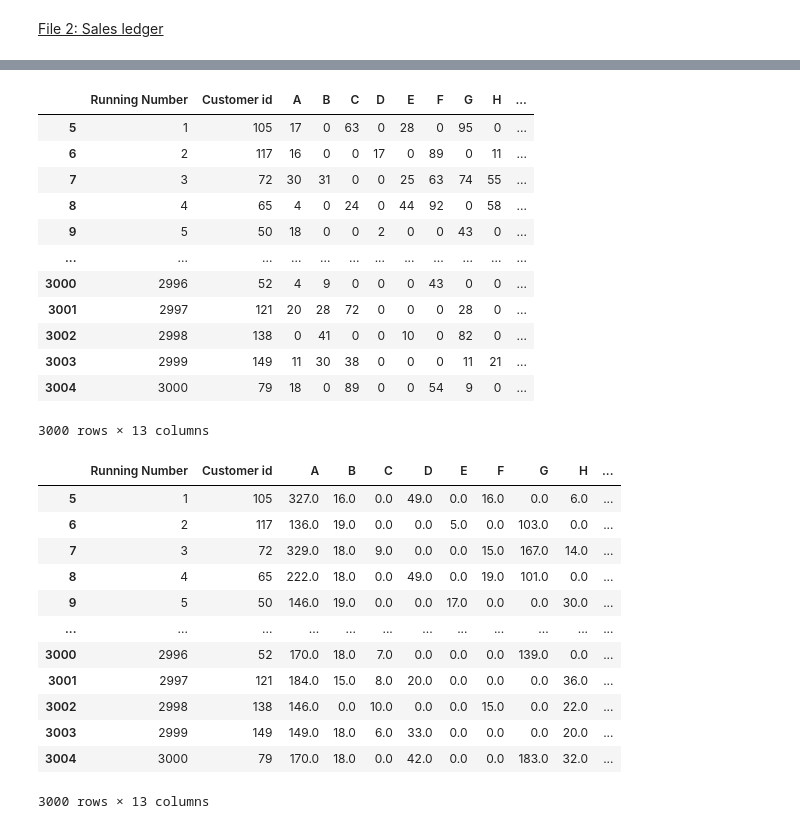
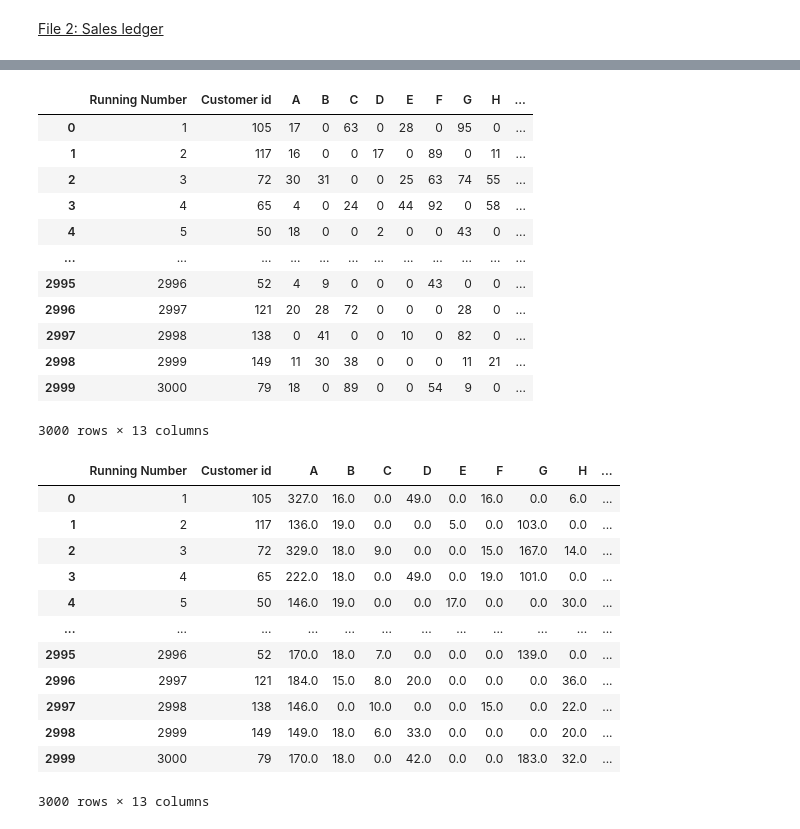
Before and after one commit to PaulineMalaguti/EBA3630, a Jupyter notebook: Customer Profitability Index/Problem 2/2customerprofitability.ipynb, the cells around one changed output, grey strips where cells are left out. Cells and saved outputs as stored; diff of their text form; code cells hidden in the pictures.

```diff
--- a/Customer Profitability Index/Problem 2/2customerprofitability.ipynb
+++ b/Customer Profitability Index/Problem 2/2customerprofitability.ipynb
@@ -99,6 +101,7 @@ sales_ledger.dropna(axis = 0, how = 'all', inplace = True)
 sales_ledger.dropna(axis = 1, how = 'all', inplace = True)
 sales_ledger.drop(sales_ledger.tail(1).index,inplace=True)
 sales_ledger.drop(sales_ledger.head(2).index,inplace=True)
+sales_ledger.reset_index(drop=True, inplace = True)
 sales_ledger
 # %% [output]
 |  | Unnamed: 0 | Unnamed: 1 | Unnamed: 4 | Unnamed: 5 | Unnamed: 6 | Unnamed: 7 | Unnamed: 8 | Unnamed: 9 | ... |
@@ -117,22 +120,23 @@ sales_ledger
 # %%
 # Create a dataframe for the units sold
 sale_product = sales_ledger.iloc[:,:len(products)+2].copy()
 sale_product.columns = col
 sale_product = sale_product.apply(lambda x: x.astype(np.int))
+sale_product.reset_index(drop=True, inplace = True)
 sale_product
 # %% [output]
 |  | Running Number | Customer id | A | B | C | D | E | F | G | H | ... |
-| 5 | 1 | 105 | 17 | 0 | 63 | 0 | 28 | 0 | 95 | 0 | ... |
-| 6 | 2 | 117 | 16 | 0 | 0 | 17 | 0 | 89 | 0 | 11 | ... |
-| 7 | 3 | 72 | 30 | 31 | 0 | 0 | 25 | 63 | 74 | 55 | ... |
-| 8 | 4 | 65 | 4 | 0 | 24 | 0 | 44 | 92 | 0 | 58 | ... |
-| 9 | 5 | 50 | 18 | 0 | 0 | 2 | 0 | 0 | 43 | 0 | ... |
+| 0 | 1 | 105 | 17 | 0 | 63 | 0 | 28 | 0 | 95 | 0 | ... |
+| 1 | 2 | 117 | 16 | 0 | 0 | 17 | 0 | 89 | 0 | 11 | ... |
+| 2 | 3 | 72 | 30 | 31 | 0 | 0 | 25 | 63 | 74 | 55 | ... |
+| 3 | 4 | 65 | 4 | 0 | 24 | 0 | 44 | 92 | 0 | 58 | ... |
+| 4 | 5 | 50 | 18 | 0 | 0 | 2 | 0 | 0 | 43 | 0 | ... |
 | ... | ... | ... | ... | ... | ... | ... | ... | ... | ... | ... | ... |
-| 3000 | 2996 | 52 | 4 | 9 | 0 | 0 | 0 | 43 | 0 | 0 | ... |
-| 3001 | 2997 | 121 | 20 | 28 | 72 | 0 | 0 | 0 | 28 | 0 | ... |
-| 3002 | 2998 | 138 | 0 | 41 | 0 | 0 | 10 | 0 | 82 | 0 | ... |
-| 3003 | 2999 | 149 | 11 | 30 | 38 | 0 | 0 | 0 | 11 | 21 | ... |
-| 3004 | 3000 | 79 | 18 | 0 | 89 | 0 | 0 | 54 | 9 | 0 | ... |
+| 2995 | 2996 | 52 | 4 | 9 | 0 | 0 | 0 | 43 | 0 | 0 | ... |
+| 2996 | 2997 | 121 | 20 | 28 | 72 | 0 | 0 | 0 | 28 | 0 | ... |
+| 2997 | 2998 | 138 | 0 | 41 | 0 | 0 | 10 | 0 | 82 | 0 | ... |
+| 2998 | 2999 | 149 | 11 | 30 | 38 | 0 | 0 | 0 | 11 | 21 | ... |
+| 2999 | 3000 | 79 | 18 | 0 | 89 | 0 | 0 | 54 | 9 | 0 | ... |
 3000 rows × 13 columns
 # %%
 #Dataframe for direct cost per component per order
@@ -149,18 +153,19 @@ sale_price_unit= sale_price_unit.replace('-',0,regex=True)
 # Convert all product columns to floats
 sale_price_unit[products] = sale_price_unit[products].apply(pd.to_numeric)
 sale_price_unit[sale_price_unit.select_dtypes(include = object).columns] = sale_price_unit.select_dtypes(include = object).apply(lambda x: x.astype(np.int))
+sale_price_unit.reset_index(drop=True, inplace = True)
 sale_price_unit
 # %% [output]
 |  | Running Number | Customer id | A | B | C | D | E | F | G | H | ... |
-| 5 | 1 | 105 | 327.0 | 16.0 | 0.0 | 49.0 | 0.0 | 16.0 | 0.0 | 6.0 | ... |
-| 6 | 2 | 117 | 136.0 | 19.0 | 0.0 | 0.0 | 5.0 | 0.0 | 103.0 | 0.0 | ... |
-| 7 | 3 | 72 | 329.0 | 18.0 | 9.0 | 0.0 | 0.0 | 15.0 | 167.0 | 14.0 | ... |
-| 8 | 4 | 65 | 222.0 | 18.0 | 0.0 | 49.0 | 0.0 | 19.0 | 101.0 | 0.0 | ... |
-| 9 | 5 | 50 | 146.0 | 19.0 | 0.0 | 0.0 | 17.0 | 0.0 | 0.0 | 30.0 | ... |
+| 0 | 1 | 105 | 327.0 | 16.0 | 0.0 | 49.0 | 0.0 | 16.0 | 0.0 | 6.0 | ... |
+| 1 | 2 | 117 | 136.0 | 19.0 | 0.0 | 0.0 | 5.0 | 0.0 | 103.0 | 0.0 | ... |
+| 2 | 3 | 72 | 329.0 | 18.0 | 9.0 | 0.0 | 0.0 | 15.0 | 167.0 | 14.0 | ... |
+| 3 | 4 | 65 | 222.0 | 18.0 | 0.0 | 49.0 | 0.0 | 19.0 | 101.0 | 0.0 | ... |
+| 4 | 5 | 50 | 146.0 | 19.0 | 0.0 | 0.0 | 17.0 | 0.0 | 0.0 | 30.0 | ... |
 | ... | ... | ... | ... | ... | ... | ... | ... | ... | ... | ... | ... |
-| 3000 | 2996 | 52 | 170.0 | 18.0 | 7.0 | 0.0 | 0.0 | 0.0 | 139.0 | 0.0 | ... |
-| 3001 | 2997 | 121 | 184.0 | 15.0 | 8.0 | 20.0 | 0.0 | 0.0 | 0.0 | 36.0 | ... |
-| 3002 | 2998 | 138 | 146.0 | 0.0 | 10.0 | 0.0 | 0.0 | 15.0 | 0.0 | 22.0 | ... |
-| 3003 | 2999 | 149 | 149.0 | 18.0 | 6.0 | 33.0 | 0.0 | 0.0 | 0.0 | 20.0 | ... |
-| 3004 | 3000 | 79 | 170.0 | 18.0 | 0.0 | 42.0 | 0.0 | 0.0 | 183.0 | 32.0 | ... |
+| 2995 | 2996 | 52 | 170.0 | 18.0 | 7.0 | 0.0 | 0.0 | 0.0 | 139.0 | 0.0 | ... |
+| 2996 | 2997 | 121 | 184.0 | 15.0 | 8.0 | 20.0 | 0.0 | 0.0 | 0.0 | 36.0 | ... |
+| 2997 | 2998 | 138 | 146.0 | 0.0 | 10.0 | 0.0 | 0.0 | 15.0 | 0.0 | 22.0 | ... |
+| 2998 | 2999 | 149 | 149.0 | 18.0 | 6.0 | 33.0 | 0.0 | 0.0 | 0.0 | 20.0 | ... |
+| 2999 | 3000 | 79 | 170.0 | 18.0 | 0.0 | 42.0 | 0.0 | 0.0 | 183.0 | 32.0 | ... |
 3000 rows × 13 columns
```
Also changed, not shown: parts of 8 cells of this notebook.
